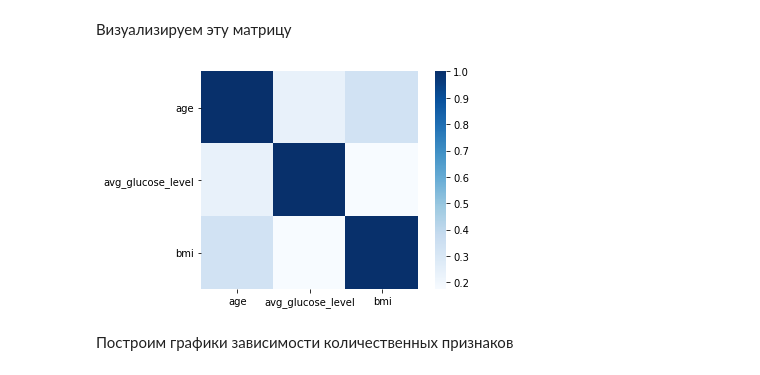
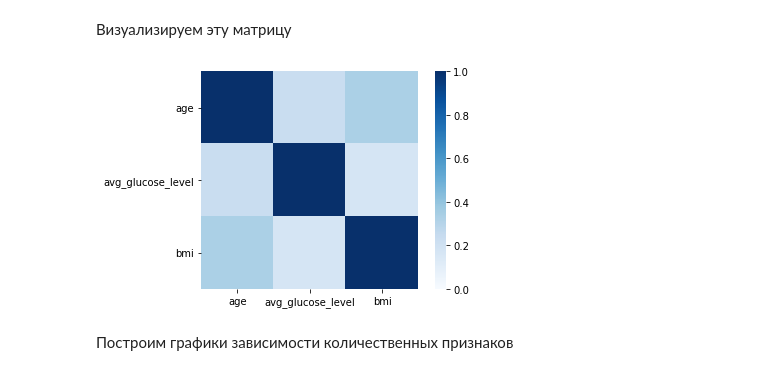
Before and after one commit to hrewhwreh/MachineLearningUNN, a Jupyter notebook: Home Task 1.ipynb, the cells around one changed output. Cells and saved outputs as stored; diff of their text form; code cells hidden in the pictures.

```diff
--- a/Home Task 1.ipynb
+++ b/Home Task 1.ipynb
@@ -111,10 +111,10 @@ data_new.corr()
 # %% [markdown]
 Визуализируем эту матрицу
 # %%
-sns.heatmap(data_new.corr(), square = True, cmap = "Blues")
+sns.heatmap(data_new.corr(), square = True, vmin = 0, vmax = 1, cmap = "Blues")
 pass
 # %% [output]
-[figure, old version]
+[figure, new version]
 # %% [markdown]
 Построим графики зависимости количественных признаков
 # %%
```
